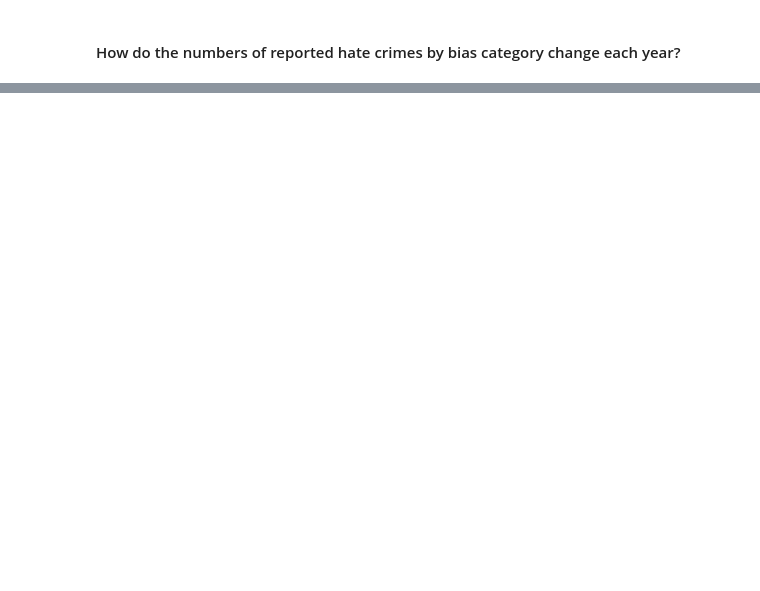
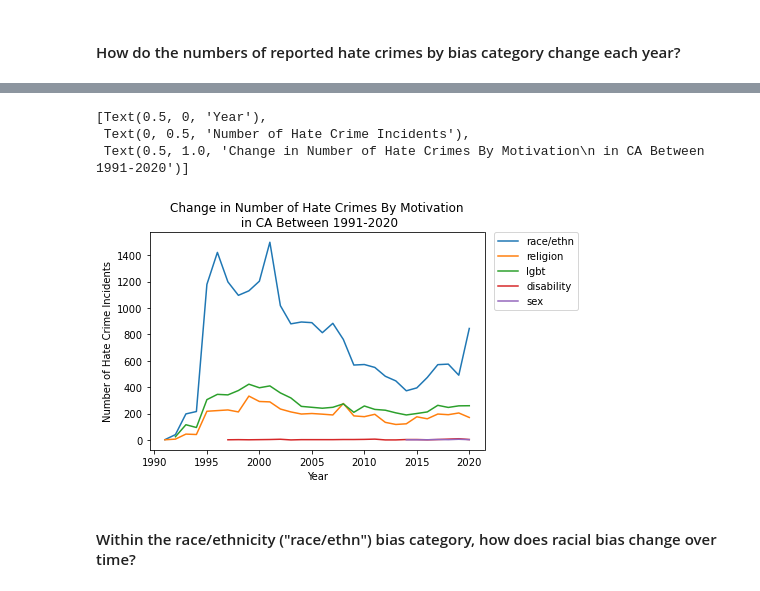
Before and after one commit to shraddha1803/STA_141B_Project, a Jupyter notebook: analysis/final_hc_analysis.ipynb, the cells around one changed output, grey strips where cells are left out. Drawn from its saved outputs; the diff is of its cells as text; code cells hidden in the pictures; blank space fills up the shorter version.

```diff
--- a/analysis/final_hc_analysis.ipynb
+++ b/analysis/final_hc_analysis.ipynb
@@ -329,2 +359,7 @@ racebias_20_map
 # %% [markdown]
 #### How do the numbers of reported hate crimes by bias category change each year?
+# %%
+# Group number of hate crime incidents per year in CA
+CA_num_bias_hc = pd.DataFrame(CA_hc.groupby(["year","bias_cat"])["incident_id"].count())
+CA_num_bias_hc.reset_index(inplace = True)
+CA_num_bias_hc.columns = ["year", "bias_cat", "num_incident"]
@@ -330,0 +381,14 @@ racebias_20_map
+# %%
+# Line plot reported hate crime incidents by different bias motivation from 1991-2020 in CA
+CA_num_bias_hc_plt = sns.lineplot(data = CA_num_bias_hc[["year","bias_cat", "num_incident"]], x = "year",
+                                  y = "num_incident", hue = "bias_cat")
+CA_num_bias_hc_plt.legend(bbox_to_anchor=(1.28, 1), loc="upper right", borderaxespad=0)
+CA_num_bias_hc_plt.set(xlabel = "Year", ylabel = "Number of Hate Crime Incidents",
+                title = "Change in Number of Hate Crimes By Motivation\n in CA Between 1991-2020")
+# %% [output]
+[Text(0.5, 0, 'Year'),
+ Text(0, 0.5, 'Number of Hate Crime Incidents'),
+ Text(0.5, 1.0, 'Change in Number of Hate Crimes By Motivation\n in CA Between 1991-2020')]
+[figure, added]
+# %% [markdown]
+#### Within the race/ethnicity ("race/ethn") bias category, how does racial bias change over time?
```
Also changed, not shown: parts of 17 cells of this notebook, 3 other files.
